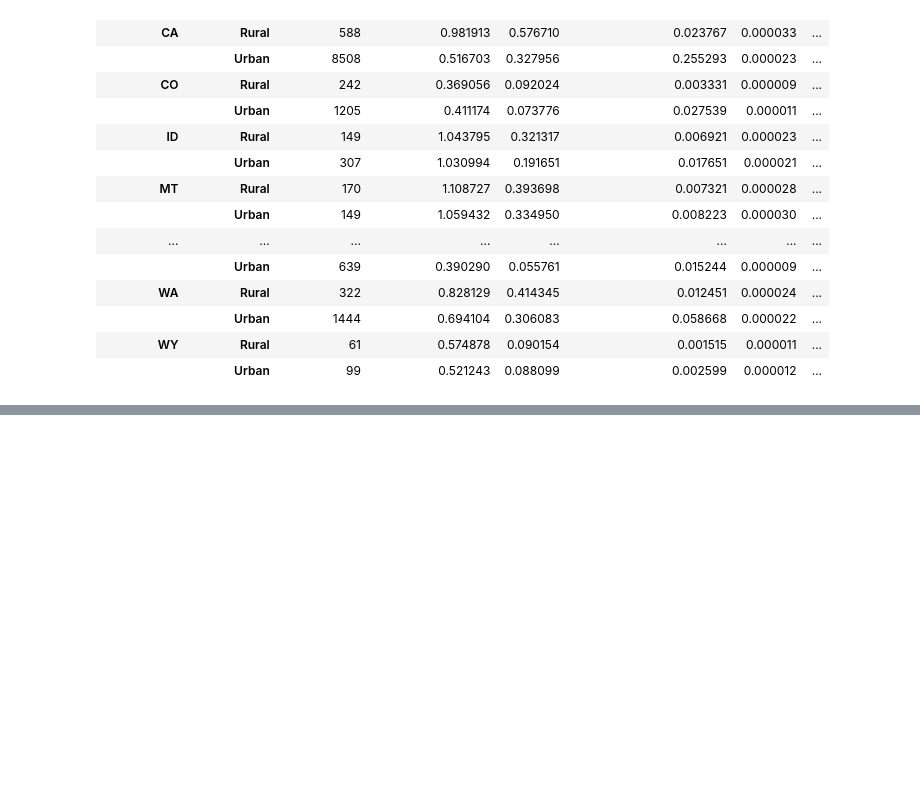
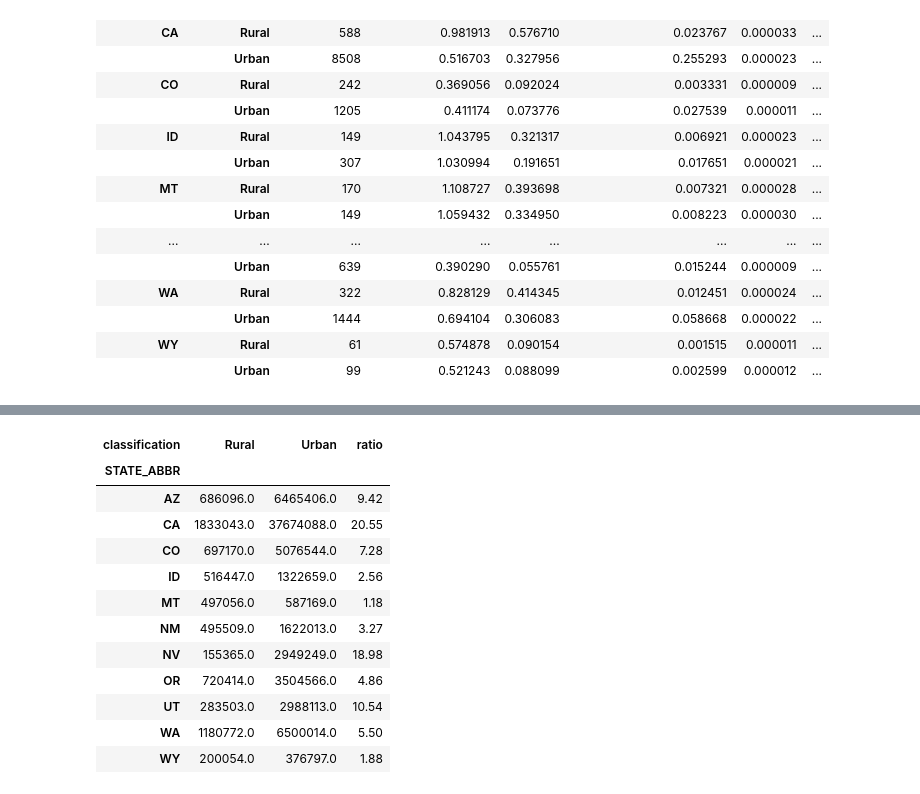
Before and after one commit to atrisovic/wildfire-monitors, a Jupyter notebook: stats.ipynb, the cells around one changed output, grey strips where cells are left out. Saved outputs shown, nothing was run; the diff lists cells and outputs as text; code cells hidden in the pictures; blank space fills up the shorter version.

```diff
--- a/stats.ipynb
+++ b/stats.ipynb
@@ -386,0 +406,21 @@ res
+# %%
+urban_ratio = df.groupby(["STATE_ABBR", "classification"])["POPULATION"].sum().unstack()
+# %%
+urban_ratio['ratio'] = urban_ratio['Urban'] / urban_ratio['Rural']
+urban_ratio['ratio'] = urban_ratio['ratio'].round(2)
+# %%
+urban_ratio
+# %% [output]
+| classification | Rural | Urban | ratio |
+| STATE_ABBR |  |  |  |
+| AZ | 686096.0 | 6465406.0 | 9.42 |
+| CA | 1833043.0 | 37674088.0 | 20.55 |
+| CO | 697170.0 | 5076544.0 | 7.28 |
+| ID | 516447.0 | 1322659.0 | 2.56 |
+| MT | 497056.0 | 587169.0 | 1.18 |
+| NM | 495509.0 | 1622013.0 | 3.27 |
+| NV | 155365.0 | 2949249.0 | 18.98 |
+| OR | 720414.0 | 3504566.0 | 4.86 |
+| UT | 283503.0 | 2988113.0 | 10.54 |
+| WA | 1180772.0 | 6500014.0 | 5.50 |
+| WY | 200054.0 | 376797.0 | 1.88 |
```
Also changed, not shown: parts of 15 cells of this notebook, 2 other files.
